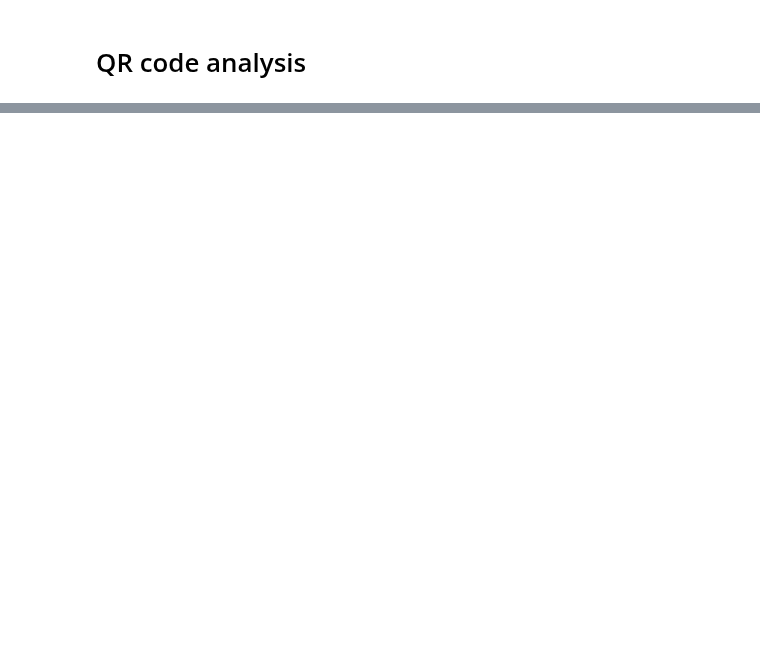
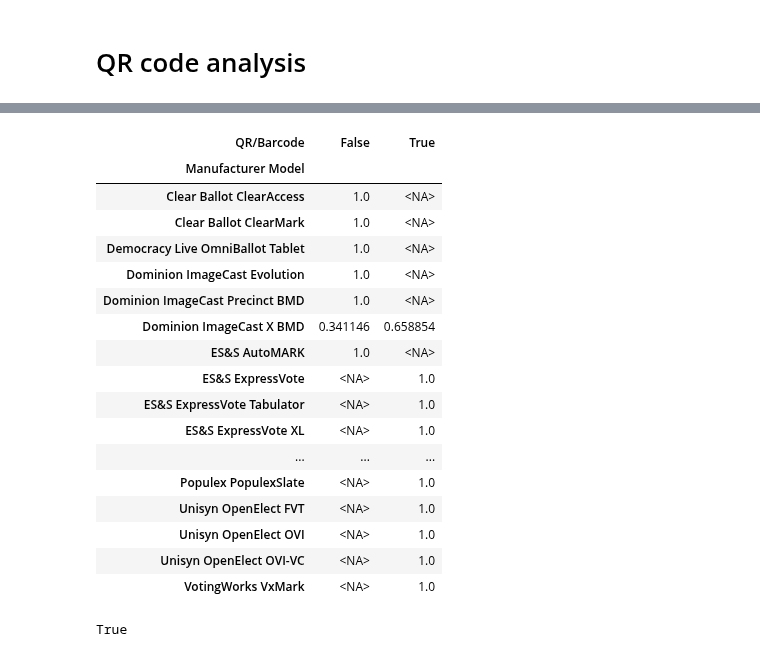
Before and after one commit to Bipartisan-Policy-Center/voting-equipment, a Jupyter notebook: qrcode_analysis.ipynb, the cells around one changed output, grey strips where cells are left out. Saved outputs shown, nothing was run; the diff lists cells and outputs as text; code cells hidden in the pictures; blank space fills up the shorter version.

```diff
--- a/qrcode_analysis.ipynb
+++ b/qrcode_analysis.ipynb
@@ -125,0 +130,22 @@ See the caveats in the documentation: https://pandas.pydata.org/pandas-docs/stab
+# %%
+# what about in 2026?
+df_bmd[df_bmd['Year']==2026].groupby(['Manufacturer Model'])['QR/Barcode'].value_counts(normalize=True).unstack()
+# %% [output]
+| QR/Barcode | False | True |
+| Manufacturer Model |  |  |
+| Clear Ballot ClearAccess | 1.0 | <NA> |
+| Clear Ballot ClearMark | 1.0 | <NA> |
+| Democracy Live OmniBallot Tablet | 1.0 | <NA> |
+| Dominion ImageCast Evolution | 1.0 | <NA> |
+| Dominion ImageCast Precinct BMD | 1.0 | <NA> |
+| Dominion ImageCast X BMD | 0.341146 | 0.658854 |
+| ES&S AutoMARK | 1.0 | <NA> |
+| ES&S ExpressVote | <NA> | 1.0 |
+| ES&S ExpressVote Tabulator | <NA> | 1.0 |
+| ES&S ExpressVote XL | <NA> | 1.0 |
+| ... | ... | ... |
+| Populex PopulexSlate | <NA> | 1.0 |
+| Unisyn OpenElect FVT | <NA> | 1.0 |
+| Unisyn OpenElect OVI | <NA> | 1.0 |
+| Unisyn OpenElect OVI-VC | <NA> | 1.0 |
+| VotingWorks VxMark | <NA> | 1.0 |
@@ -125,0 +154,4 @@ See the caveats in the documentation: https://pandas.pydata.org/pandas-docs/stab
+# %%
+'x'.startswith('x')
+# %% [output]
+True
```
Also changed, not shown: parts of 6 cells of this notebook, 1 other file.
